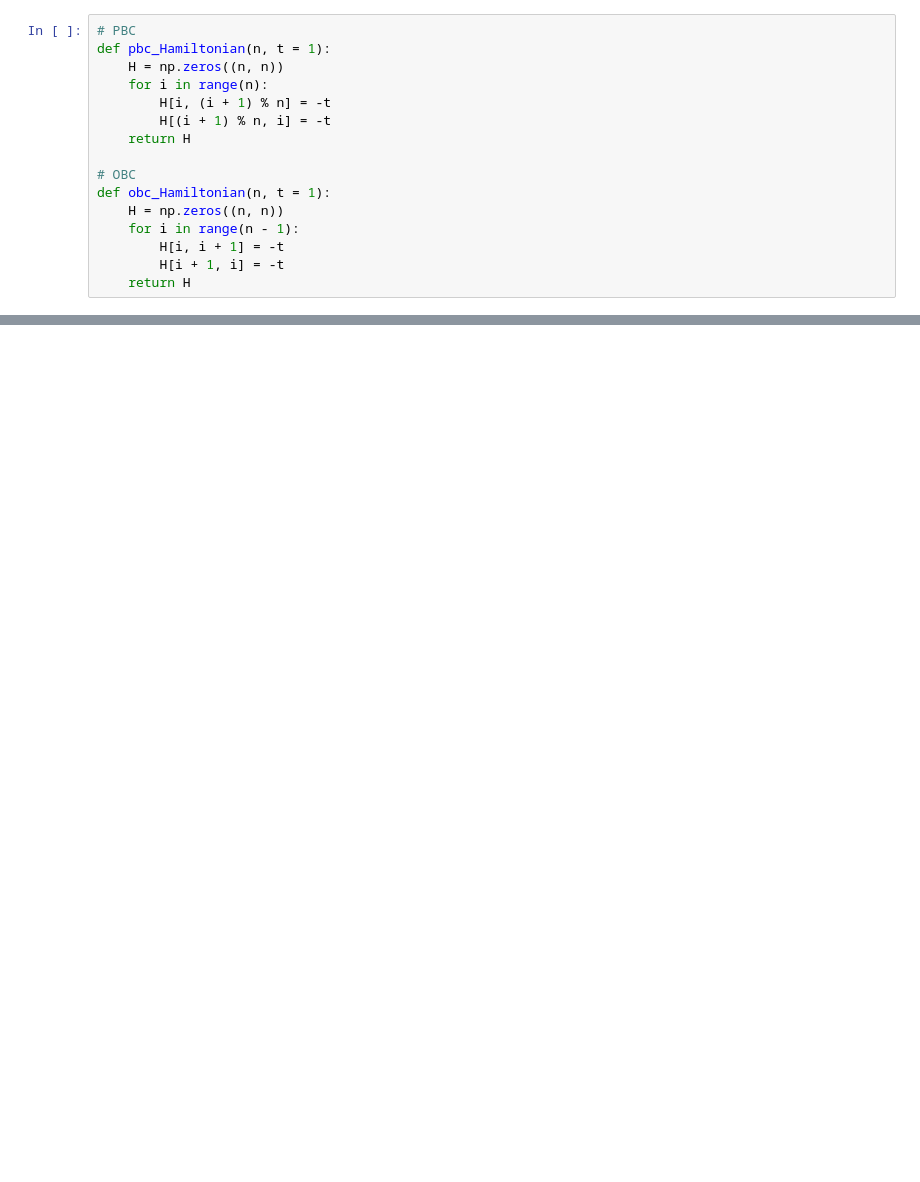
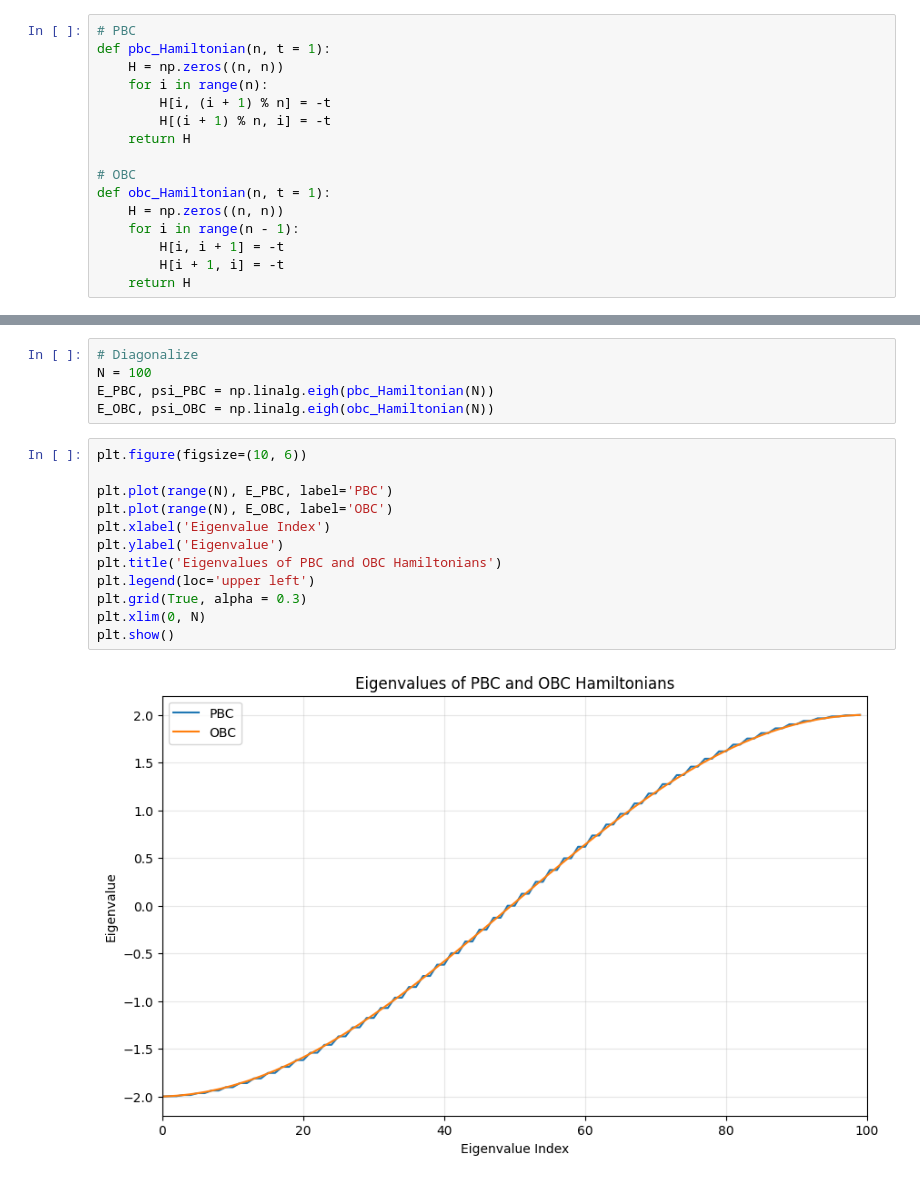
Before and after one commit to zengxuanliu2005/Solid_State_Physics_Project, a Jupyter notebook: scr/project.ipynb, the cells around one changed output, grey strips where cells are left out. Cells and saved outputs as stored; diff of their text form; blank space fills up the shorter version.

```diff
--- a/scr/project.ipynb
+++ b/scr/project.ipynb
@@ -56,0 +79,19 @@ Hamiltonian in OBC:
+# %%
+# Diagonalize
+N = 100
+E_PBC, psi_PBC = np.linalg.eigh(pbc_Hamiltonian(N))
+E_OBC, psi_OBC = np.linalg.eigh(obc_Hamiltonian(N))
+# %%
+plt.figure(figsize=(10, 6))
+
+plt.plot(range(N), E_PBC, label='PBC')
+plt.plot(range(N), E_OBC, label='OBC')
+plt.xlabel('Eigenvalue Index')
+plt.ylabel('Eigenvalue')
+plt.title('Eigenvalues of PBC and OBC Hamiltonians')
+plt.legend(loc='upper left')
+plt.grid(True, alpha = 0.3)
+plt.xlim(0, N)
+plt.show()
+# %% [output]
+[figure, added]
```
Also changed, not shown: parts of 17 cells of this notebook.
